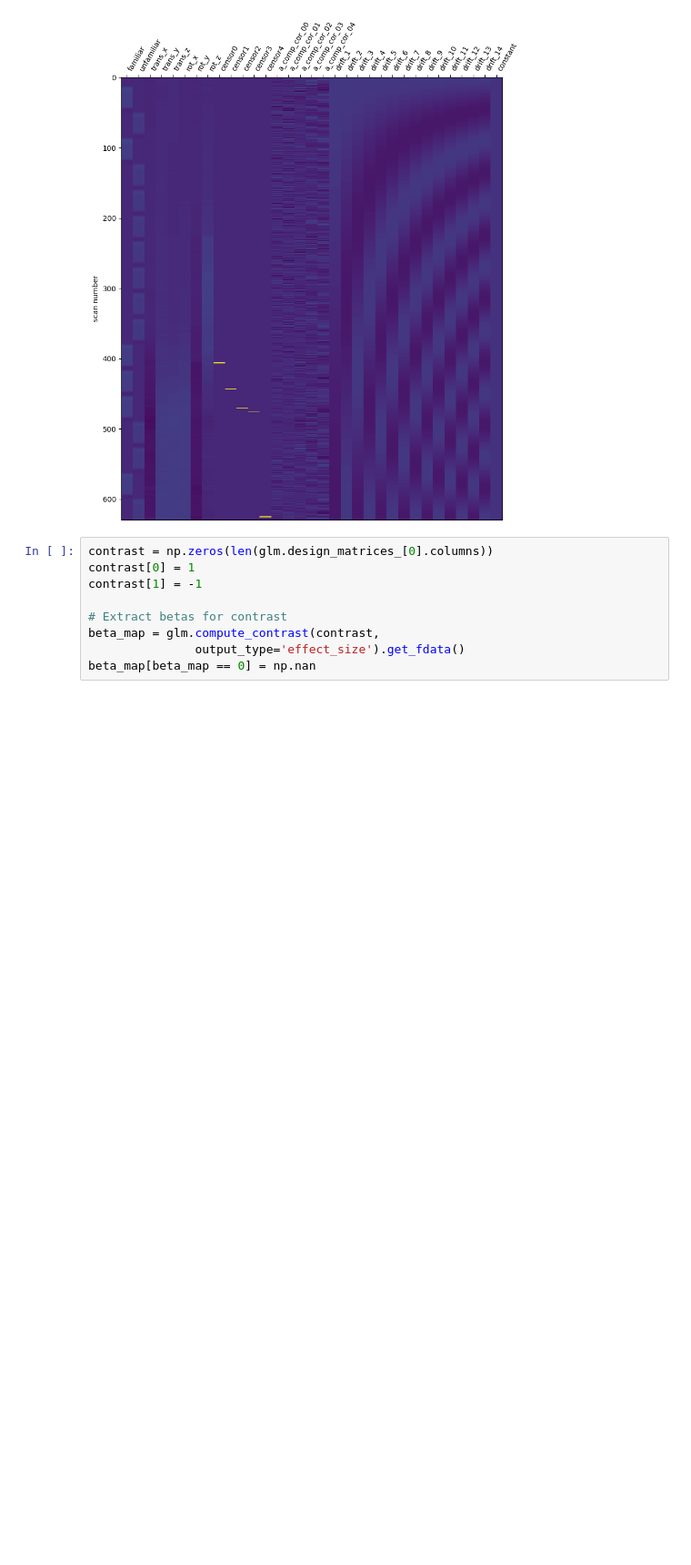
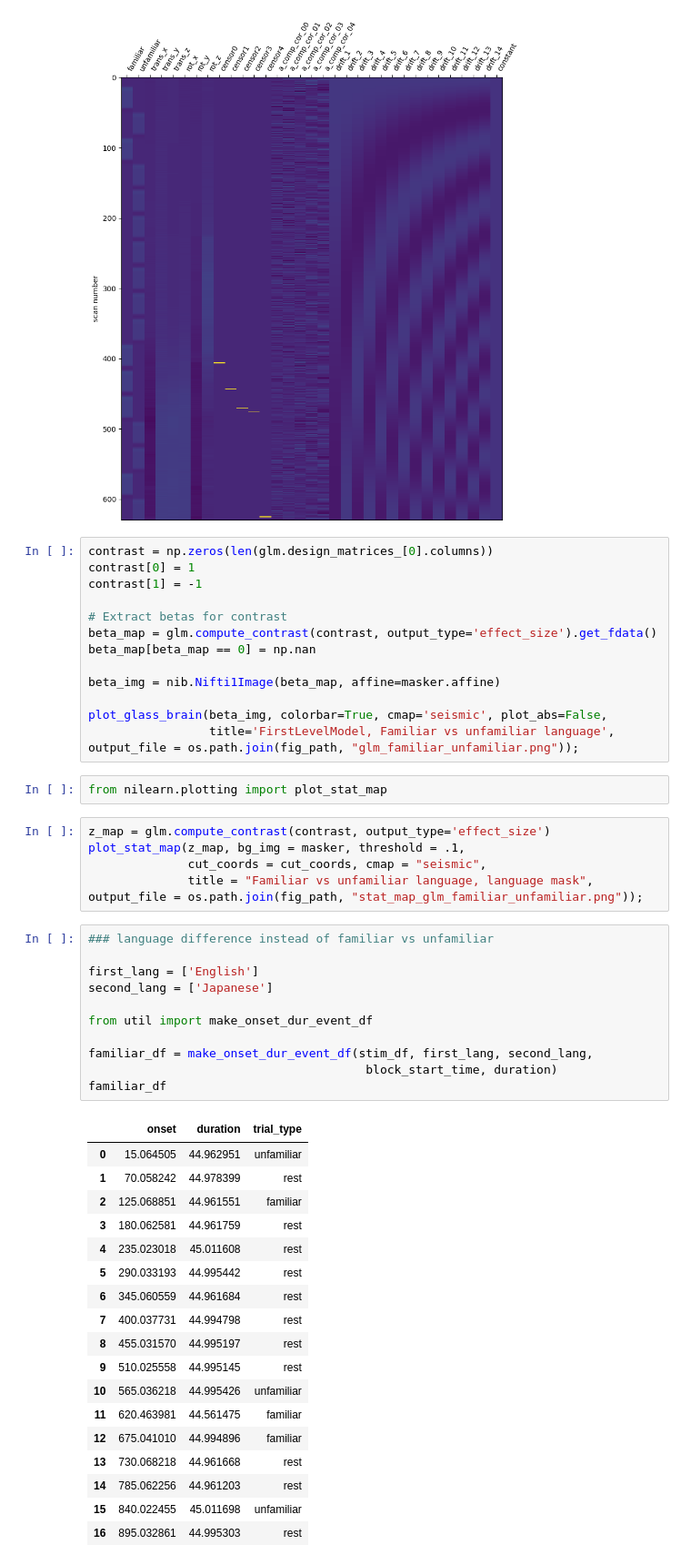
Before and after one commit to thejuc/multilang, a Jupyter notebook: code/analysis/GLM_familiar_vs_not.ipynb, the cells around one changed output. Shown at 91% size. Cells and saved outputs as stored; diff of their text form; blank space fills up the shorter version.

```diff
--- a/code/analysis/GLM_familiar_vs_not.ipynb
+++ b/code/analysis/GLM_familiar_vs_not.ipynb
@@ -223,6 +204,47 @@ contrast[0] = 1
 contrast[1] = -1
 
 # Extract betas for contrast
-beta_map = glm.compute_contrast(contrast,
-               output_type='effect_size').get_fdata()
+beta_map = glm.compute_contrast(contrast, output_type='effect_size').get_fdata()
 beta_map[beta_map == 0] = np.nan
+
+beta_img = nib.Nifti1Image(beta_map, affine=masker.affine)
+
+plot_glass_brain(beta_img, colorbar=True, cmap='seismic', plot_abs=False,
+                 title='FirstLevelModel, Familiar vs unfamiliar language', output_file = os.path.join(fig_path, "glm_familiar_unfamiliar.png"));
+# %%
+from nilearn.plotting import plot_stat_map
+# %%
+z_map = glm.compute_contrast(contrast, output_type='effect_size')
+plot_stat_map(z_map, bg_img = masker, threshold = .1,
+              cut_coords = cut_coords, cmap = "seismic",
+              title = "Familiar vs unfamiliar language, language mask", output_file = os.path.join(fig_path, "stat_map_glm_familiar_unfamiliar.png"));
+# %%
+### language difference instead of familiar vs unfamiliar
+
+first_lang = ['English']
+second_lang = ['Japanese']
+
+from util import make_onset_dur_event_df
+
+familiar_df = make_onset_dur_event_df(stim_df, first_lang, second_lang,
+                                       block_start_time, duration)
+familiar_df
+# %% [output]
+|  | onset | duration | trial_type |
+| 0 | 15.064505 | 44.962951 | unfamiliar |
+| 1 | 70.058242 | 44.978399 | rest |
+| 2 | 125.068851 | 44.961551 | familiar |
+| 3 | 180.062581 | 44.961759 | rest |
+| 4 | 235.023018 | 45.011608 | rest |
+| 5 | 290.033193 | 44.995442 | rest |
+| 6 | 345.060559 | 44.961684 | rest |
+| 7 | 400.037731 | 44.994798 | rest |
+| 8 | 455.031570 | 44.995197 | rest |
+| 9 | 510.025558 | 44.995145 | rest |
+| 10 | 565.036218 | 44.995426 | unfamiliar |
+| 11 | 620.463981 | 44.561475 | familiar |
+| 12 | 675.041010 | 44.994896 | familiar |
+| 13 | 730.068218 | 44.961668 | rest |
+| 14 | 785.062256 | 44.961203 | rest |
+| 15 | 840.022455 | 45.011698 | unfamiliar |
+| 16 | 895.032861 | 44.995303 | rest |
```
Also changed, not shown: parts of 10 cells of this notebook, 6 other files.
